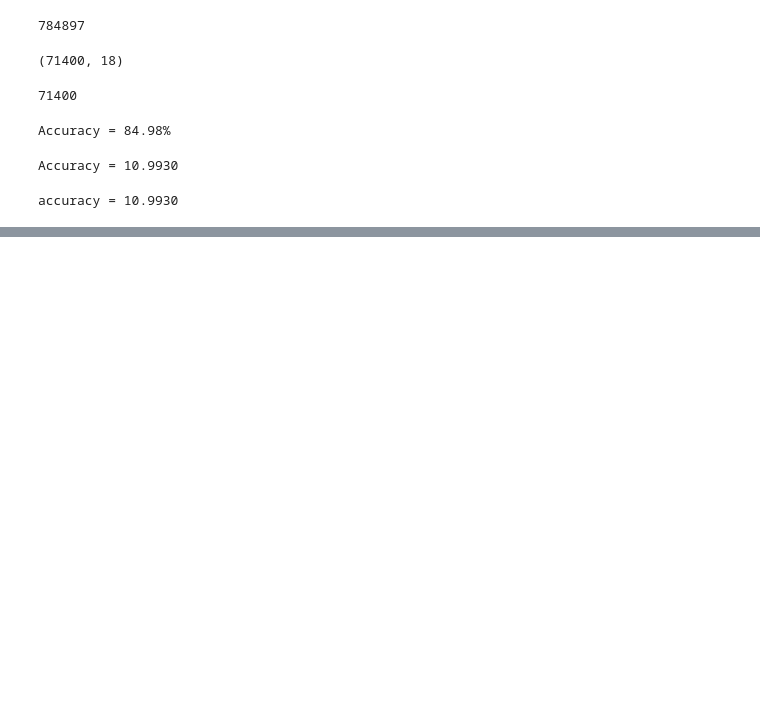
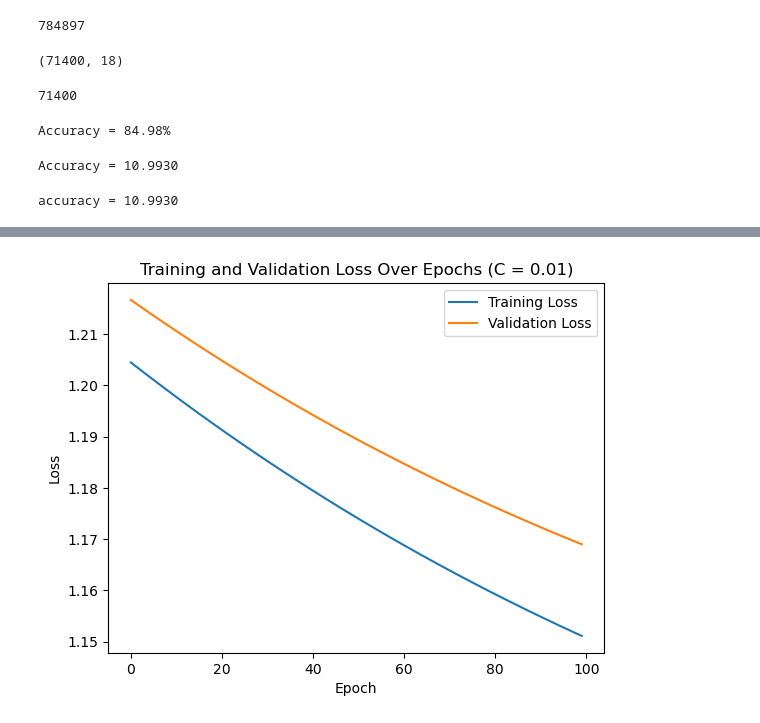
Before and after one commit to JadenLing/Heritage-Health-Prize, a Jupyter notebook: notebooks/logistic_regression.ipynb, the cells around one changed output, grey strips where cells are left out. Saved outputs shown, nothing was run; the diff lists cells and outputs as text; code cells hidden in the pictures; blank space fills up the shorter version.

Commit message:
Initial visualisations

```diff
--- a/notebooks/logistic_regression.ipynb
+++ b/notebooks/logistic_regression.ipynb
@@ -199,0 +379,4 @@ accuracy = 10.9930
+# %%
+plot_loss_over_epochs(results, C_value=0.01)
+# %% [output]
+[figure, added]
```
Also changed, not shown: parts of 23 cells of this notebook.
